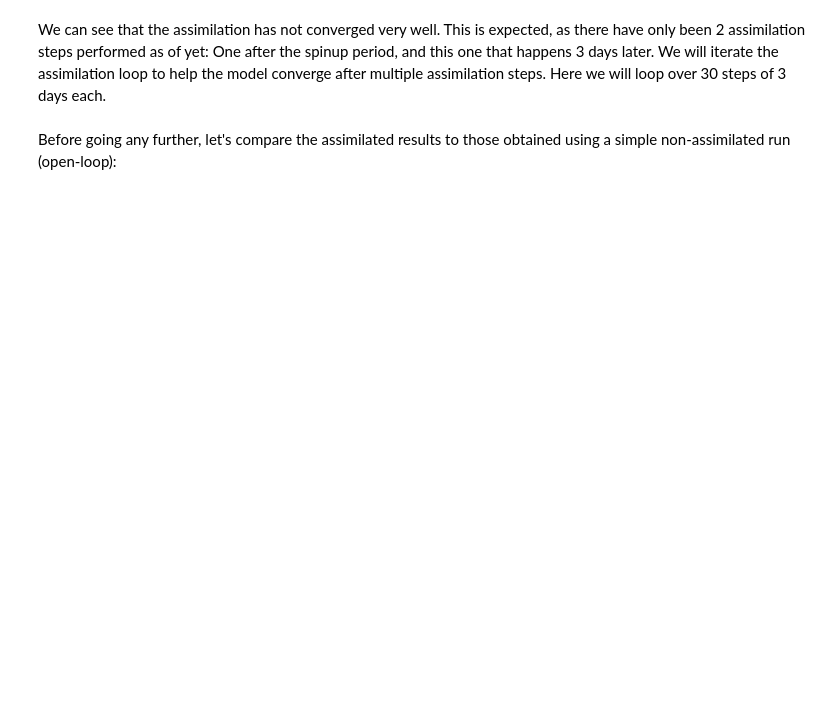
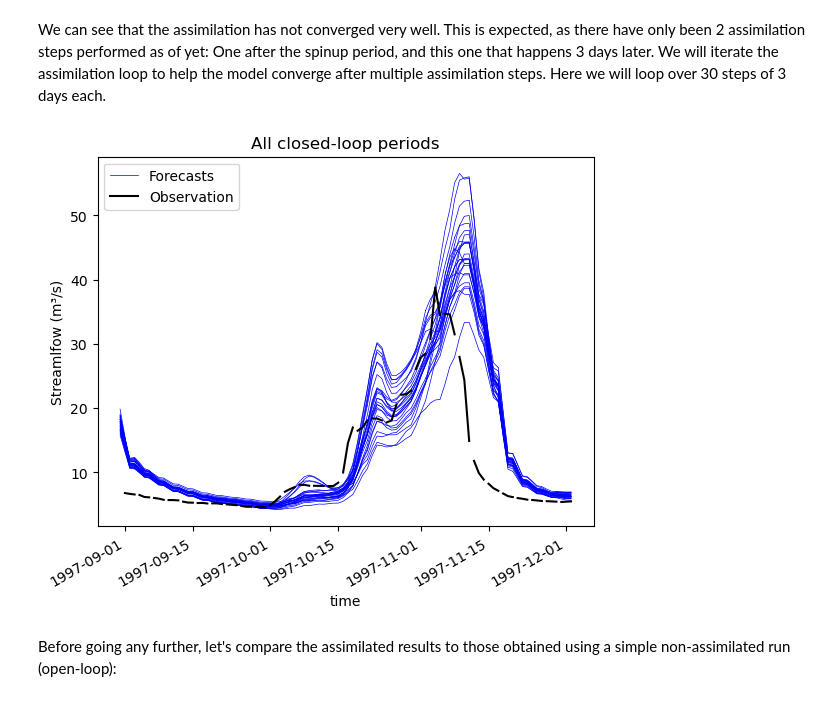
Before and after one commit to CSHS-CWRA/RavenPy, a Jupyter notebook: docs/notebooks/10_Data_assimilation.ipynb, the cells around one changed output. Cells and saved outputs as stored; diff of their text form; code cells hidden in the pictures; blank space fills up the shorter version.

```diff
--- a/docs/notebooks/10_Data_assimilation.ipynb
+++ b/docs/notebooks/10_Data_assimilation.ipynb
@@ -242,34 +246,36 @@ for i in range(0, 30):
         # run, perform the assimilation, and save the results to "loop" again, making them available for the
         # next run, effectively overwriting the results at each step. We could preserve each run's result by changing
         # these run names dynamically, but in our case it is not important nor required to do so.
         RunName="loop",
         SolutionRunName="loop",
         # Again, set the initial conditions to None to preserve the assimilated ones.
         UniformInitialConditions=None,
         # Set the start and end date of the simulation period, with the assimilation being performed on the final date.
         StartDate=start_date,
         EndDate=end_date,
     )
 
     # Perform the actual simulation and assimilation for this 3-day step.
     new_loop = Emulator(config=conf_loop, workdir=tmp_path, overwrite=True).run(
         overwrite=True
     )
 
     # Extract the results for this 3-day hydrograph and store it into our "total_hydrograph" which keeps track
     # of the flows for each of the 3-day periods.
-    ens_loop = EnsembleReader(crun_name=conf_loop.run_name, paths=paths_loop)
+    ens_loop = EnsembleReader(run_name=conf_loop.run_name, paths=paths_loop)
     total_hydrograph = xr.concat([total_hydrograph, ens_loop.hydrograph], dim="time")
 
 
 # Once the loop is complete, plot the results:
 total_hydrograph.q_sim[:, :, 0].plot.line("b", x="time", add_legend=False, lw=0.5)
 total_hydrograph.q_sim[1, :, 0].plot.line("b", x="time", label="Forecasts", lw=0.5)
 total_hydrograph.q_obs[1, :, 0].plot.line(x="time", color="black", label="Observation")
 plt.legend(loc="upper left")
 plt.ylabel("Streamlfow (m³/s)")
 plt.title("All closed-loop periods")
 plt.show()
+# %% [output]
+[figure, added]
 # %% [markdown]
 Before going any further, let's compare the assimilated results to those obtained using a simple non-assimilated run (open-loop):
 # %%
```
Also changed, not shown: parts of 4 cells of this notebook.
